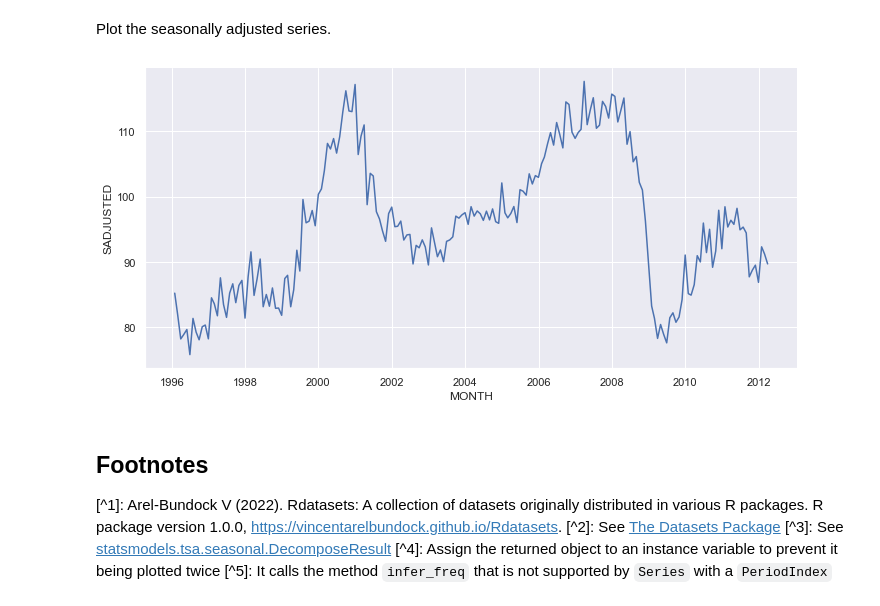
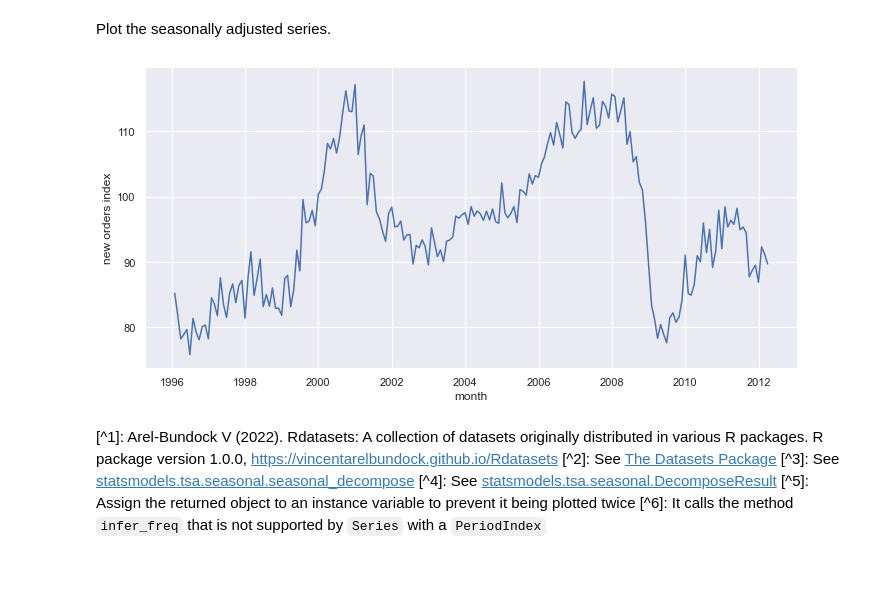
Before and after one commit to ljk233/laughingrook, a Jupyter notebook: posts/2022-05-23-decomposing_seasonal.ipynb, the cells around one changed output. Cells and saved outputs as stored; diff of their text form; code cells hidden in the pictures; blank space fills up the shorter version.

```diff
--- a/posts/2022-05-23-decomposing_seasonal.ipynb
+++ b/posts/2022-05-23-decomposing_seasonal.ipynb
@@ -68,12 +63,12 @@ Initialise the `Series`.
 # %%
 ts_elecequip = pd.Series(
     data=elecequip.data['value'].to_numpy(),
-    name='NEW ORDERS INDEX',
+    name='obs',
     index=pd.date_range(
         start='1996-01',
         periods=elecequip.data['value'].size,
         freq='M',
-        name='MONTH'
+        name='month'
     )
 )
 ts_elecequip.info()
@@ -152,15 +150,14 @@ Plot the seasonally adjusted series.
 # %%
 sadjusted = decomp_ts.observed - decomp_ts.seasonal
 g = sns.relplot(x=sadjusted.index, y=sadjusted, kind='line', aspect=2)
-g.set_ylabels('SADJUSTED')
+g.set_ylabels('new orders index')
 plt.show()
 # %% [output]
-[figure, old version]
+[figure, new version]
 # %% [markdown]
-## Footnotes
-
-[^1]: Arel-Bundock V (2022). Rdatasets: A collection of datasets originally distributed in various R packages. R package version 1.0.0, https://vincentarelbundock.github.io/Rdatasets.
+[^1]: Arel-Bundock V (2022). Rdatasets: A collection of datasets originally distributed in various R packages. R package version 1.0.0, https://vincentarelbundock.github.io/Rdatasets
 [^2]: See [The Datasets Package](https://www.statsmodels.org/devel/datasets/index.html)
-[^3]: See [statsmodels.tsa.seasonal.DecomposeResult](https://www.statsmodels.org/stable/generated/statsmodels.tsa.seasonal.DecomposeResult.html)
-[^4]: Assign the returned object to an instance variable to prevent it being plotted twice
-[^5]: It calls the method `infer_freq` that is not supported by `Series` with a `PeriodIndex`
+[^3]: See [statsmodels.tsa.seasonal.seasonal_decompose](https://www.statsmodels.org/stable/generated/statsmodels.tsa.seasonal.seasonal_decompose.html)
+[^4]: See [statsmodels.tsa.seasonal.DecomposeResult](https://www.statsmodels.org/stable/generated/statsmodels.tsa.seasonal.DecomposeResult.html)
+[^5]: Assign the returned object to an instance variable to prevent it being plotted twice
+[^6]: It calls the method `infer_freq` that is not supported by `Series` with a `PeriodIndex`
```
Also changed, not shown: parts of 6 cells of this notebook, 24 other files.
